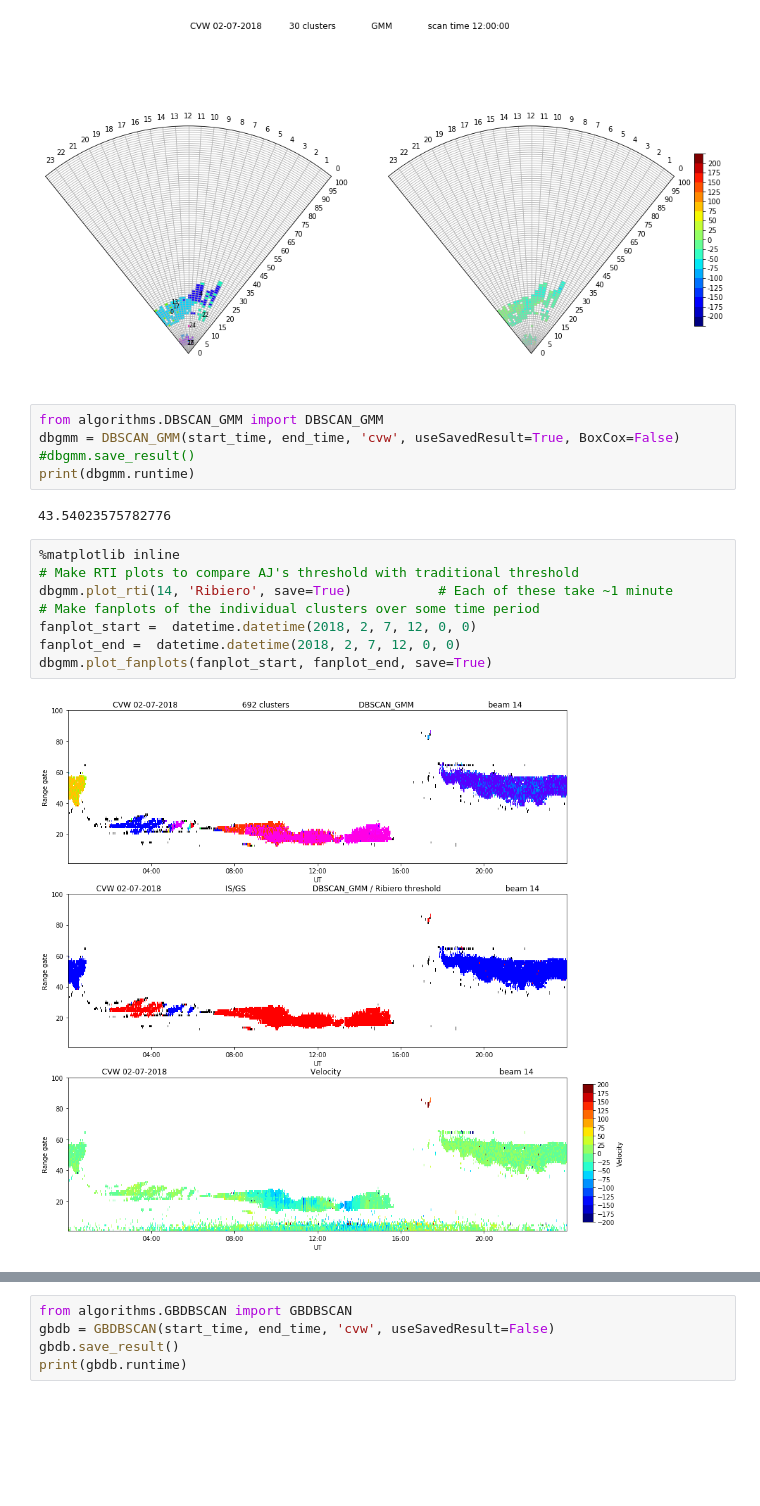
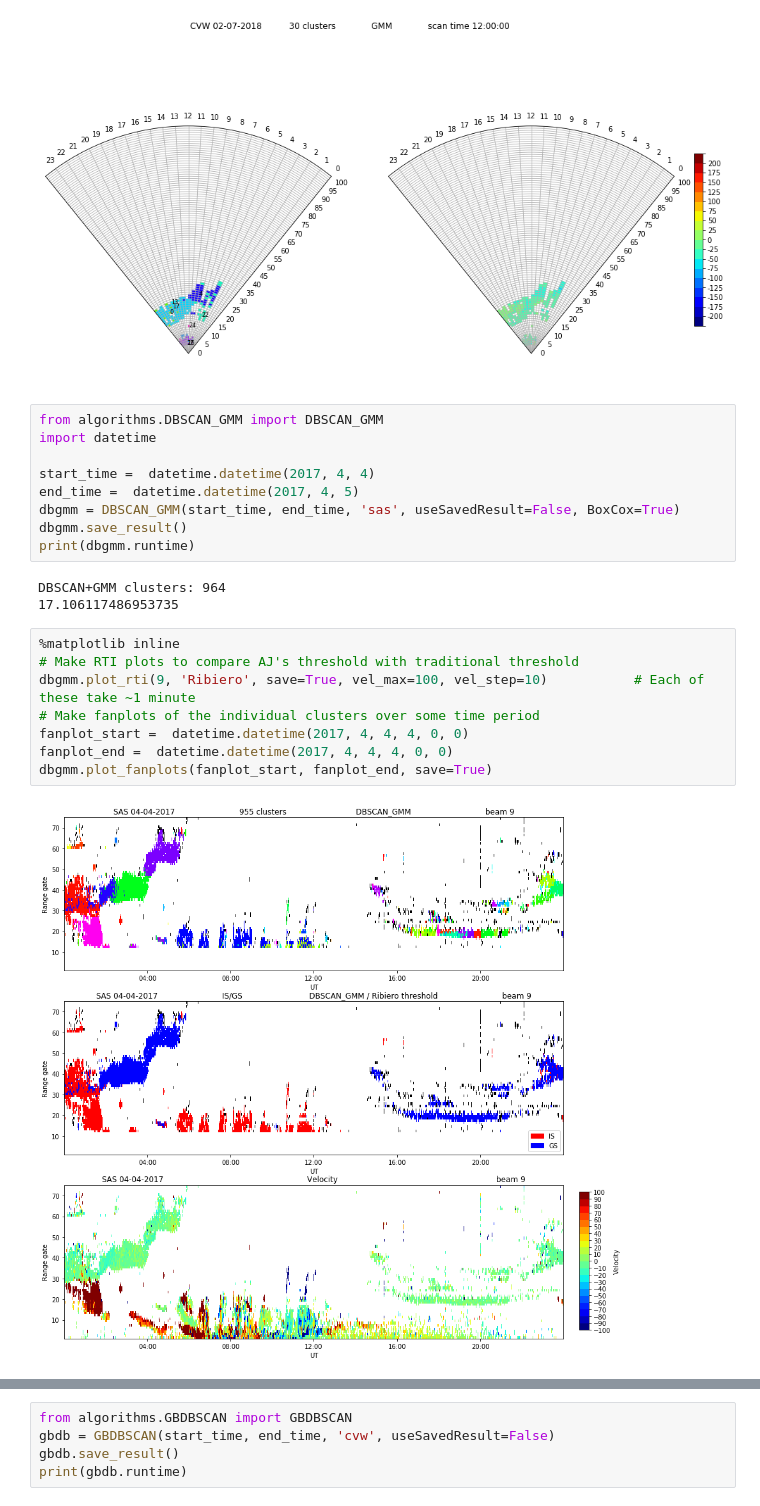
Before and after one commit to vtsuperdarn/clustering_superdarn_data, a Jupyter notebook: cluster.ipynb, the cells around one changed output, grey strips where cells are left out. Cells and saved outputs as stored; diff of their text form; blank space fills up the shorter version.

Commit message:
Fix problem with fanplots

```diff
--- a/cluster.ipynb
+++ b/cluster.ipynb
@@ -24,18 +24,23 @@ gmm.plot_fanplots(fanplot_start, fanplot_end)
 [figure]
 # %%
 from algorithms.DBSCAN_GMM import DBSCAN_GMM
-dbgmm = DBSCAN_GMM(start_time, end_time, 'cvw', useSavedResult=True, BoxCox=False)
-#dbgmm.save_result()
+import datetime
+
+start_time =  datetime.datetime(2017, 4, 4)
+end_time =  datetime.datetime(2017, 4, 5)
+dbgmm = DBSCAN_GMM(start_time, end_time, 'sas', useSavedResult=False, BoxCox=True)
+dbgmm.save_result()
 print(dbgmm.runtime)
 # %% [output]
-43.54023575782776
+DBSCAN+GMM clusters: 964
+17.106117486953735
 # %%
 %matplotlib inline
 # Make RTI plots to compare AJ's threshold with traditional threshold
-dbgmm.plot_rti(14, 'Ribiero', save=True)           # Each of these take ~1 minute
+dbgmm.plot_rti(9, 'Ribiero', save=True, vel_max=100, vel_step=10)           # Each of these take ~1 minute
 # Make fanplots of the individual clusters over some time period
-fanplot_start =  datetime.datetime(2018, 2, 7, 12, 0, 0)
-fanplot_end =  datetime.datetime(2018, 2, 7, 12, 0, 0)
+fanplot_start =  datetime.datetime(2017, 4, 4, 4, 0, 0)
+fanplot_end =  datetime.datetime(2017, 4, 4, 4, 0, 0)
 dbgmm.plot_fanplots(fanplot_start, fanplot_end, save=True)
 # %% [output]
-[figure, old version]
+[figure, new version]
```
Also changed, not shown: parts of 1 cell of this notebook, 7 other files.
